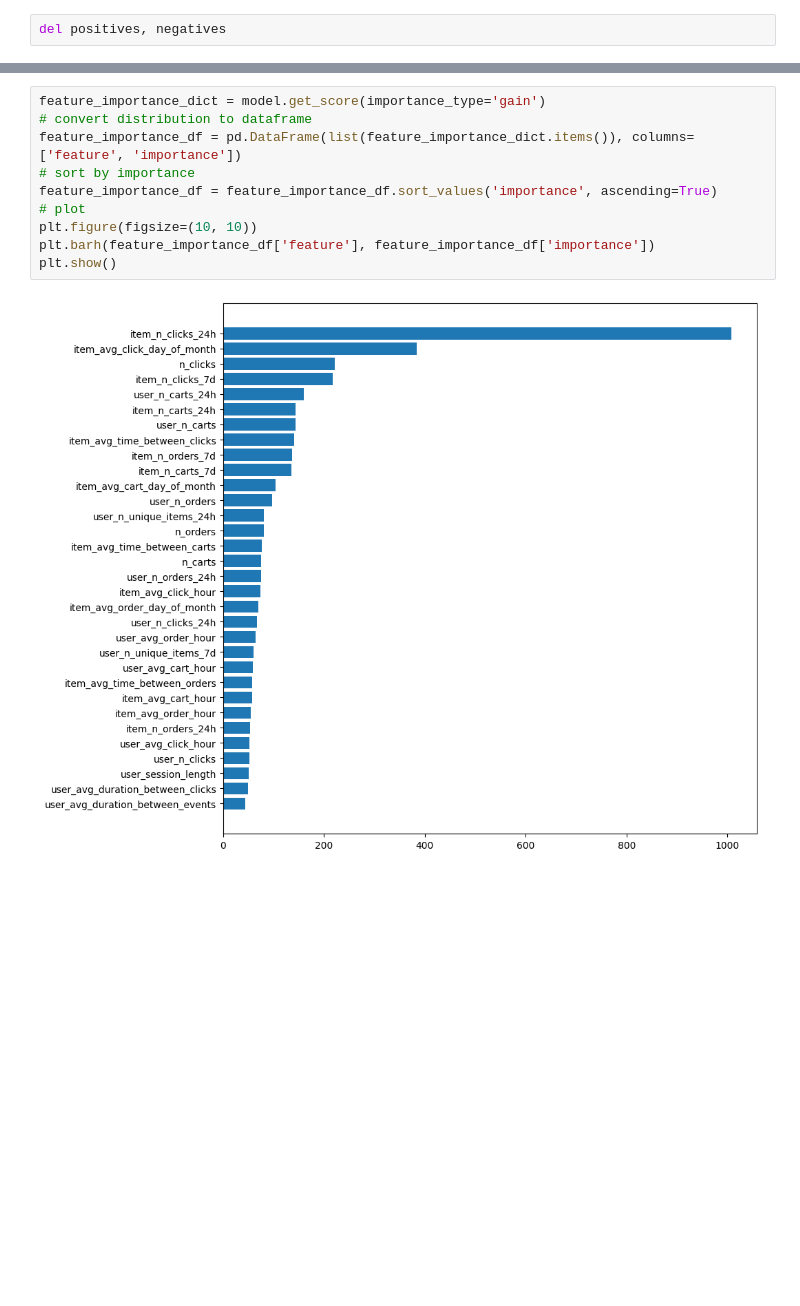
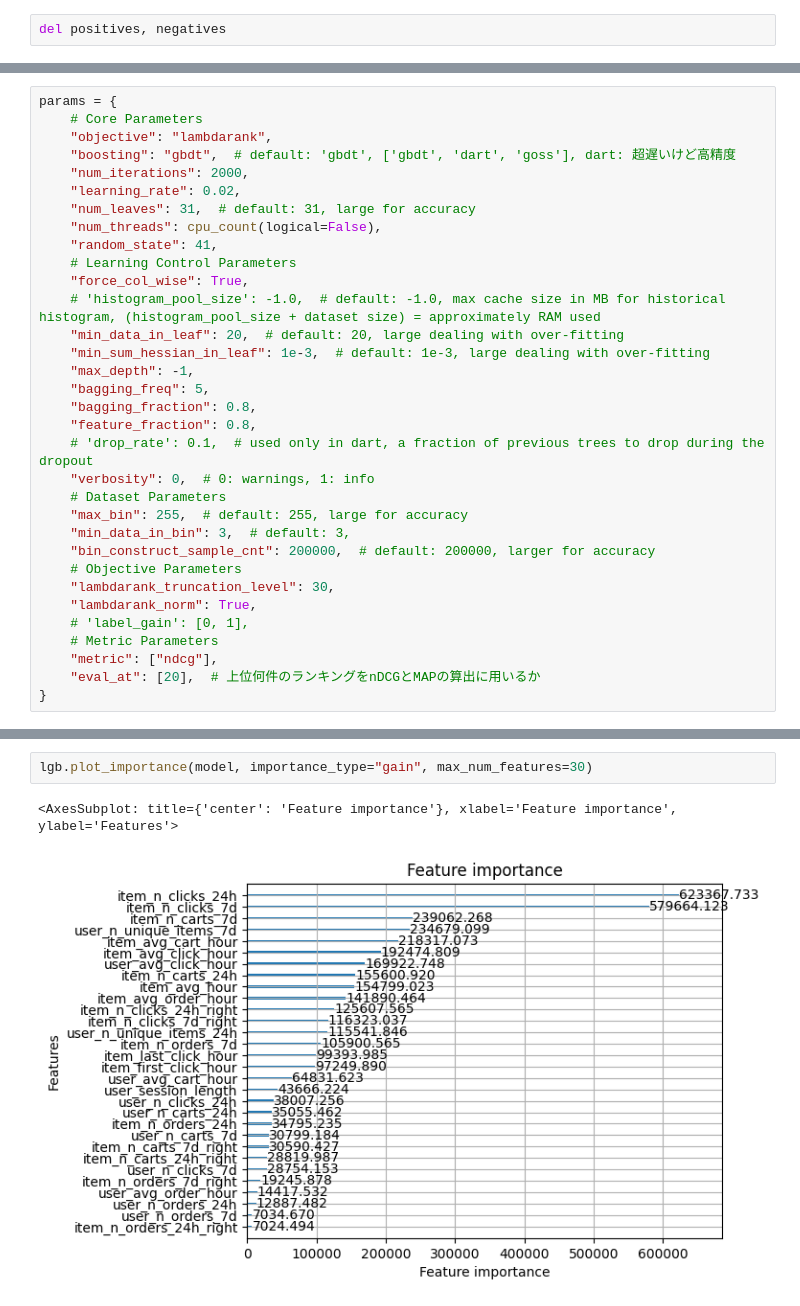
Before and after one commit to parthpankajtiwary/otto-recsys, a Jupyter notebook: notebooks/Otto-Recsys-Ranking-modelling.ipynb, the cells around one changed output, grey strips where cells are left out. Saved outputs shown, nothing was run; the diff lists cells and outputs as text; blank space fills up the shorter version.

```diff
--- a/notebooks/Otto-Recsys-Ranking-modelling.ipynb
+++ b/notebooks/Otto-Recsys-Ranking-modelling.ipynb
@@ -51 +43,34 @@ candidate_df = candidate_df.sort_values('session').reset_index(drop=True)
+# %%
+params = {
+    # Core Parameters
+    "objective": "lambdarank",
+    "boosting": "gbdt",  # default: 'gbdt', ['gbdt', 'dart', 'goss'], dart: 超遅いけど高精度
+    "num_iterations": 2000,
+    "learning_rate": 0.02,
+    "num_leaves": 31,  # default: 31, large for accuracy
+    "num_threads": cpu_count(logical=False),
+    "random_state": 41,
+    # Learning Control Parameters
+    "force_col_wise": True,
+    # 'histogram_pool_size': -1.0,  # default: -1.0, max cache size in MB for historical histogram, (histogram_pool_size + dataset size) = approximately RAM used
+    "min_data_in_leaf": 20,  # default: 20, large dealing with over-fitting
+    "min_sum_hessian_in_leaf": 1e-3,  # default: 1e-3, large dealing with over-fitting
+    "max_depth": -1,
+    "bagging_freq": 5,
+    "bagging_fraction": 0.8,
+    "feature_fraction": 0.8,
+    # 'drop_rate': 0.1,  # used only in dart, a fraction of previous trees to drop during the dropout
+    "verbosity": 0,  # 0: warnings, 1: info
+    # Dataset Parameters
+    "max_bin": 255,  # default: 255, large for accuracy
+    "min_data_in_bin": 3,  # default: 3,
+    "bin_construct_sample_cnt": 200000,  # default: 200000, larger for accuracy
+    # Objective Parameters
+    "lambdarank_truncation_level": 30,
+    "lambdarank_norm": True,
+    # 'label_gain': [0, 1],
+    # Metric Parameters
+    "metric": ["ndcg"],
+    "eval_at": [20],  # 上位何件のランキングをnDCGとMAPの算出に用いるか
+}
 # %%
@@ -100,12 +145,5 @@ for fold, (train_idx, valid_idx) in enumerate(
-# %%
-feature_importance_dict = model.get_score(importance_type='gain')
-# convert distribution to dataframe
-feature_importance_df = pd.DataFrame(list(feature_importance_dict.items()), columns=['feature', 'importance'])
-# sort by importance
-feature_importance_df = feature_importance_df.sort_values('importance', ascending=True)
-# plot
-plt.figure(figsize=(10, 10))
-plt.barh(feature_importance_df['feature'], feature_importance_df['importance'])
-plt.show()
-# %% [output]
-[figure, removed]
+# %%
+lgb.plot_importance(model, importance_type="gain", max_num_features=30)
+# %% [output]
+<AxesSubplot: title={'center': 'Feature importance'}, xlabel='Feature importance', ylabel='Features'>
+[figure, added]
```
Also changed, not shown: parts of 15 cells of this notebook.
